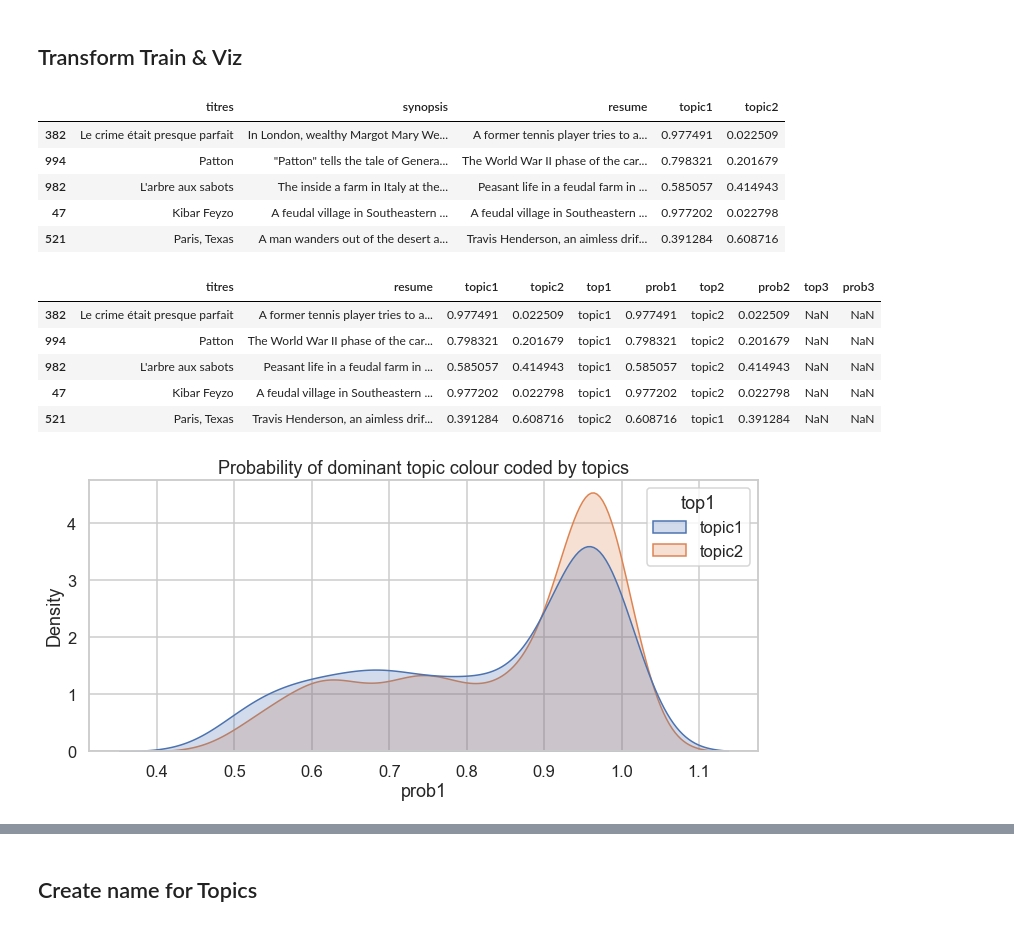
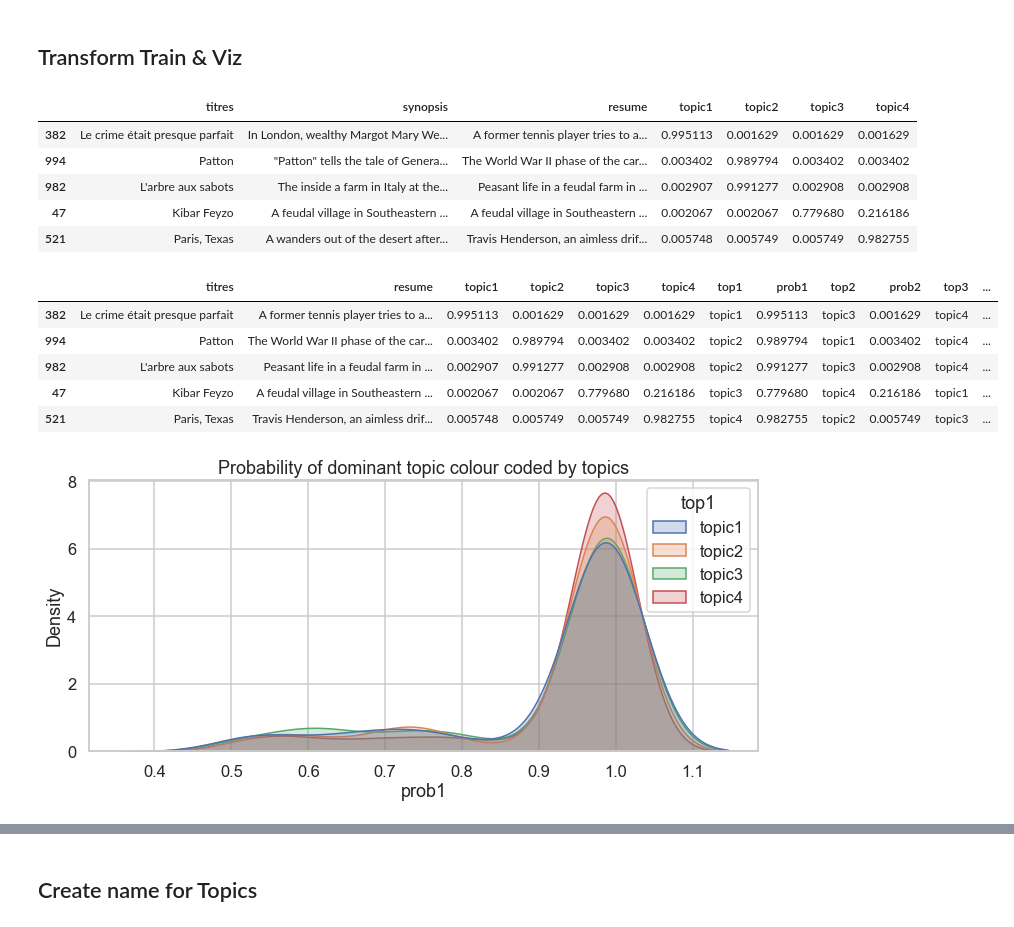
Before and after one commit to art2mkl/brief_NLP_IMDB, a Jupyter notebook: NLP_IMDB.ipynb, the cells around one changed output, grey strips where cells are left out. Drawn from its saved outputs; the diff is of its cells as text; code cells hidden in the pictures.

```diff
--- a/NLP_IMDB.ipynb
+++ b/NLP_IMDB.ipynb
@@ -139,6 +139,30 @@ df['synopsis'] = df['synopsis'].apply(lambda x: x.replace('life',''))
 
 #delete year
 df['synopsis'] = df['synopsis'].apply(lambda x: x.replace('year',''))
+
+#delete man
+df['synopsis'] = df['synopsis'].apply(lambda x: x.replace('man',''))
+
+#delete story
+df['synopsis'] = df['synopsis'].apply(lambda x: x.replace('story',''))
+
+#delete time
+df['synopsis'] = df['synopsis'].apply(lambda x: x.replace('time',''))
+
+#delete movie
+df['synopsis'] = df['synopsis'].apply(lambda x: x.replace('movie',''))
+
+#delete film
+df['synopsis'] = df['synopsis'].apply(lambda x: x.replace('film',''))
+
+#delete Tamil
+df['synopsis'] = df['synopsis'].apply(lambda x: x.replace('Tamil',''))
+
+#delete tamil
+df['synopsis'] = df['synopsis'].apply(lambda x: x.replace('tamil',''))
+
+#delete come
+df['synopsis'] = df['synopsis'].apply(lambda x: x.replace('come',''))
 # %% [markdown]
 ## Preprocessing
 # %%
@@ -154,7 +178,9 @@ def preprocess_text(document):
     tokens = tokeniser.tokenize(document)
 
     # Tag words with POS tag
-    pos_map = {'J': 'a', 'N': 'n', 'R': 'r', 'V': 'v'}
+    #pos_map = {'J': 'a', 'N': 'n', 'R': 'r', 'V': 'v'}
+    pos_map = {'N': 'n'}
+
     pos_tags = pos_tag(tokens)
 
     # Lowercase and lemmatise
@@ -224,11 +256,11 @@ def describe_topics(lda, feature_names, top_n_words=5, show_weight=False):
 #Topics creation fon n_components = n
 
 #**************************************
-n_components = 2
+n_components = 4
 #**************************************
 
 pipe = Pipeline([('vectoriser', CountVectorizer(analyzer=preprocess_text, min_df=5)),
-                 ('lda', LatentDirichletAllocation(n_components=n_components, learning_method='batch', random_state=0))])
+                 ('lda', LatentDirichletAllocation(n_components=n_components, topic_word_prior = 0.9, doc_topic_prior = 0.1, learning_method='batch', random_state=0))])
 pipe.fit(X_train['synopsis'])
 # Inspect topics
 feature_names = pipe['vectoriser'].get_feature_names()
@@ -248,33 +286,33 @@ columns = ['topic'+str(i+1) for i in range(n_components)]
 train[columns] = pipe.transform(X_train['synopsis'])
 train.head()
 # %% [output]
-|  | titres | synopsis | resume | topic1 | topic2 |
-| 382 | Le crime était presque parfait | In London, wealthy Margot Mary We... | A former tennis player tries to a... | 0.977491 | 0.022509 |
-| 994 | Patton | "Patton" tells the tale of Genera... | The World War II phase of the car... | 0.798321 | 0.201679 |
-| 982 | L'arbre aux sabots | The inside a farm in Italy at the... | Peasant life in a feudal farm in ... | 0.585057 | 0.414943 |
-| 47 | Kibar Feyzo | A feudal village in Southeastern ... | A feudal village in Southeastern ... | 0.977202 | 0.022798 |
-| 521 | Paris, Texas | A man wanders out of the desert a... | Travis Henderson, an aimless drif... | 0.391284 | 0.608716 |
+|  | titres | synopsis | resume | topic1 | topic2 | topic3 | topic4 |
+| 382 | Le crime était presque parfait | In London, wealthy Margot Mary We... | A former tennis player tries to a... | 0.995113 | 0.001629 | 0.001629 | 0.001629 |
+| 994 | Patton | "Patton" tells the tale of Genera... | The World War II phase of the car... | 0.003402 | 0.989794 | 0.003402 | 0.003402 |
+| 982 | L'arbre aux sabots | The inside a farm in Italy at the... | Peasant life in a feudal farm in ... | 0.002907 | 0.991277 | 0.002908 | 0.002908 |
+| 47 | Kibar Feyzo | A feudal village in Southeastern ... | A feudal village in Southeastern ... | 0.002067 | 0.002067 | 0.779680 | 0.216186 |
+| 521 | Paris, Texas | A wanders out of the desert after... | Travis Henderson, an aimless drif... | 0.005748 | 0.005749 | 0.005749 | 0.982755 |
 # %%
 #Create df with Top 1 to 3
 train = train.assign(top1=np.nan, prob1=np.nan, top2=np.nan,
                      prob2=np.nan, top3=np.nan, prob3=np.nan)
 
 top_liste = [f'top{i}' for i in range(1,n_components+1)]
 top_prob = [f'prob{i}' for i in range(1,n_components+1)]
 last_topic = f'topic{n_components}'
 
 for record in train.index:
-    top = train.loc[record, 'topic1':last_topic].astype(float).nlargest(5)
+    top = train.loc[record, 'topic1':last_topic].astype(float).nlargest(n_components)
     train.loc[record, top_liste] = top.index
     train.loc[record, top_prob] = top.values
 train.drop(['synopsis'], axis=1).head()
 # %% [output]
-|  | titres | resume | topic1 | topic2 | top1 | prob1 | top2 | prob2 | top3 | prob3 |
-| 382 | Le crime était presque parfait | A former tennis player tries to a... | 0.977491 | 0.022509 | topic1 | 0.977491 | topic2 | 0.022509 | NaN | NaN |
-| 994 | Patton | The World War II phase of the car... | 0.798321 | 0.201679 | topic1 | 0.798321 | topic2 | 0.201679 | NaN | NaN |
-| 982 | L'arbre aux sabots | Peasant life in a feudal farm in ... | 0.585057 | 0.414943 | topic1 | 0.585057 | topic2 | 0.414943 | NaN | NaN |
-| 47 | Kibar Feyzo | A feudal village in Southeastern ... | 0.977202 | 0.022798 | topic1 | 0.977202 | topic2 | 0.022798 | NaN | NaN |
-| 521 | Paris, Texas | Travis Henderson, an aimless drif... | 0.391284 | 0.608716 | topic2 | 0.608716 | topic1 | 0.391284 | NaN | NaN |
+|  | titres | resume | topic1 | topic2 | topic3 | topic4 | top1 | prob1 | top2 | prob2 | top3 | ... |
+| 382 | Le crime était presque parfait | A former tennis player tries to a... | 0.995113 | 0.001629 | 0.001629 | 0.001629 | topic1 | 0.995113 | topic3 | 0.001629 | topic4 | ... |
+| 994 | Patton | The World War II phase of the car... | 0.003402 | 0.989794 | 0.003402 | 0.003402 | topic2 | 0.989794 | topic1 | 0.003402 | topic4 | ... |
+| 982 | L'arbre aux sabots | Peasant life in a feudal farm in ... | 0.002907 | 0.991277 | 0.002908 | 0.002908 | topic2 | 0.991277 | topic3 | 0.002908 | topic4 | ... |
+| 47 | Kibar Feyzo | A feudal village in Southeastern ... | 0.002067 | 0.002067 | 0.779680 | 0.216186 | topic3 | 0.779680 | topic4 | 0.216186 | topic1 | ... |
+| 521 | Paris, Texas | Travis Henderson, an aimless drif... | 0.005748 | 0.005749 | 0.005749 | 0.982755 | topic4 | 0.982755 | topic2 | 0.005749 | topic3 | ... |
 # %%
 #plot schema
 plt.figure(figsize=(12,5))
@@ -282,7 +320,7 @@ sns.kdeplot(data=train, x='prob1', hue='top1', shade=True,
             common_norm=False)
 plt.title("Probability of dominant topic colour coded by topics");
 # %% [output]
-[figure, old version]
+[figure, new version]
 # %%
 df2 = train[['titres','top1']]
 df_compare=pd.DataFrame()
```
Also changed, not shown: parts of 10 cells of this notebook.
